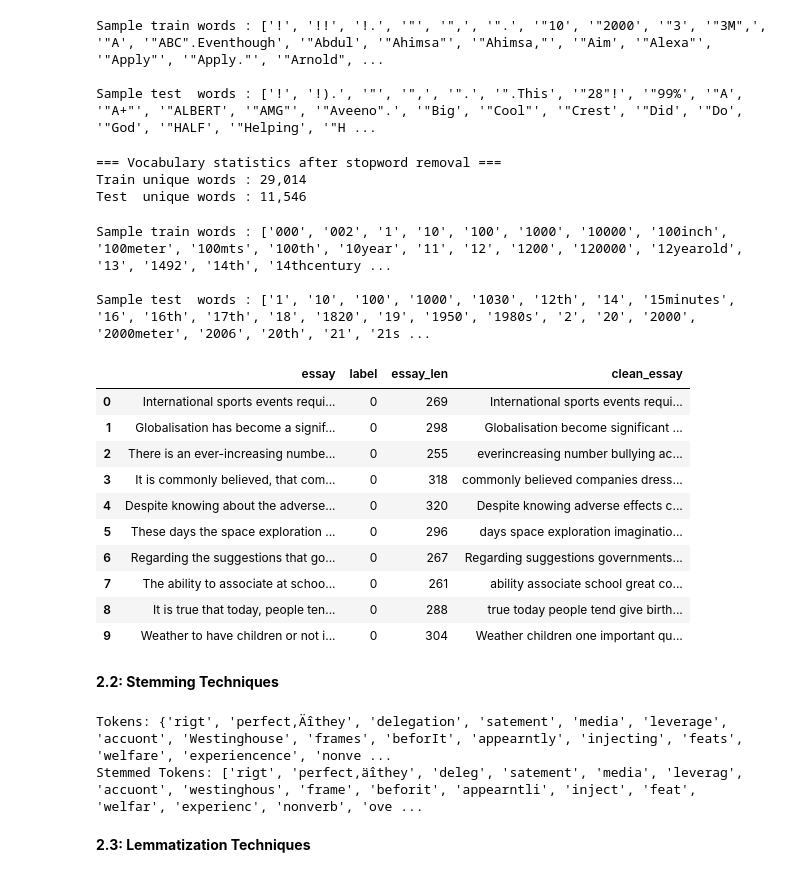
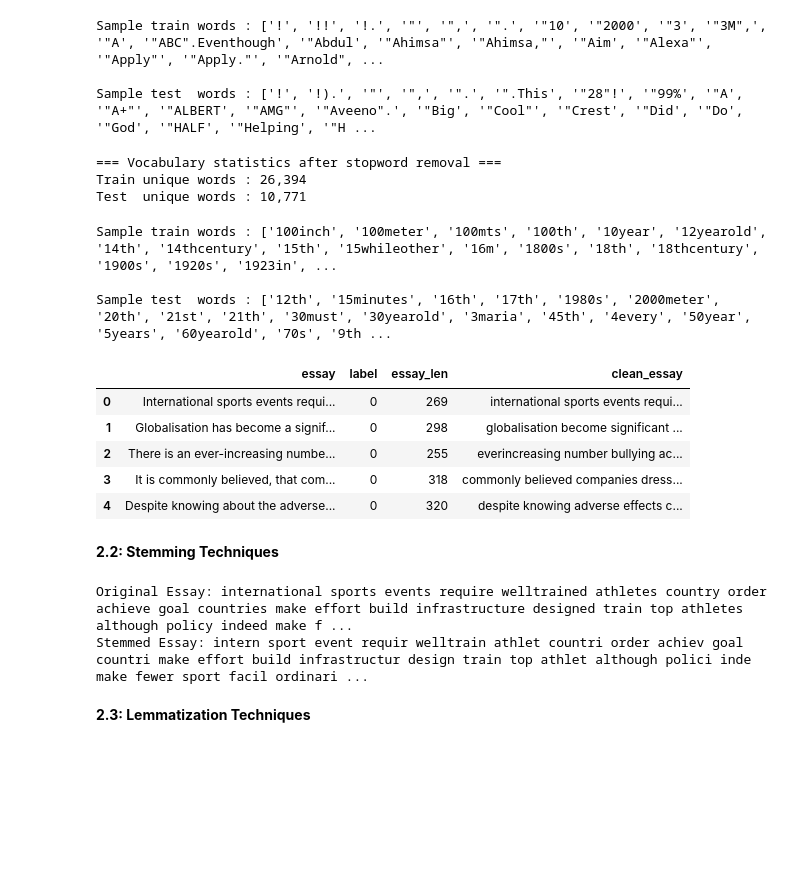
Before and after one commit to ennovak/LLMs-Course, a Jupyter notebook: Emily_Novak_assignment_1/Emily_Novak_assignment_1.ipynb, the cells around one changed output. Saved outputs shown, nothing was run; the diff lists cells and outputs as text; code cells hidden in the pictures; blank space fills up the shorter version.

```diff
--- a/Emily_Novak_assignment_1/Emily_Novak_assignment_1.ipynb
+++ b/Emily_Novak_assignment_1/Emily_Novak_assignment_1.ipynb
@@ -64,7 +60,7 @@ Resolving deltas: 100% (1/1), done.
 # %%
 import pandas as pd
-df_train = pd.read_excel('LLMs_Assignment_1/data/AI_vs_huam_train_dataset.xlsx')
-df_test = pd.read_csv('LLMs_Assignment_1/data/Final_test_data.csv')
+df_train = pd.read_excel('AI_vs_huam_train_dataset.xlsx')
+df_test = pd.read_csv('Final_test_data.csv')
 # %%
 df_train.head(10)
 # %% [output]
@@ -171,6 +162,12 @@ plt.show()
 # **2. Text Preprocessing Functions**
 # %% [markdown]
 **2.1: Stop Words Removal**
+# %%
+ def remove_accents(input_str):
+      # Normalize the string to its decomposed form (NFD)
+      normalized = unicodedata.normalize('NFD', input_str)
+      # Filter out the combining characters (diacritics)
+      return ''.join(char for char in normalized if unicodedata.category(char) != 'Mn')
 # %%
 def text_process(essay):
     """
@@ -190,18 +187,22 @@ def text_process(essay):
         str: The cleaned string with punctuation and stopwords removed,
              or an empty string if the input was not a string.
     """
+
     # Handle non-string values gracefully
     if not isinstance(essay, str):
         return ""
 
+    # Remove accents so that "Café" becomes "Cafe", etc.
+    text_no_accents = remove_accents(essay)
+
     # Define a set of standard English stopwords
-    STOPWORDS = stopwords.words('english')
+    STOPWORDS = set(stopwords.words('english'))
 
     # Remove punctuation from the string
-    nopunc = ''.join([char for char in essay if char not in string.punctuation])
+    nopunc = ''.join([char for char in text_no_accents if char not in string.punctuation])
 
     # Remove stopwords and join the words back into a string
-    return ' '.join([word for word in nopunc.split() if word.lower() not in STOPWORDS])
+    return ' '.join([word.lower() for word in nopunc.split() if word.lower() not in STOPWORDS and not word.isdigit()])
 # %%
 # Show vocab before stopword removal
 train_vocab_bf = set(" ".join(df_train['essay']).split())
@@ -236,49 +237,51 @@ print(f"Train unique words : {len(train_vocab):,}")
 print(f"Test  unique words : {len(test_vocab):,}")
 # %% [output]
 === Vocabulary statistics after stopword removal ===
-Train unique words : 29,014
-Test  unique words : 11,546
+Train unique words : 26,394
+Test  unique words : 10,771
 # %%
 # Quick peek at words
 print("Sample train words :", sorted(list(train_vocab))[:1000], "...\n")
 print("Sample test  words :", sorted(list(test_vocab))[:1000], "...\n")
 # %% [output]
-Sample train words : ['000', '002', '1', '10', '100', '1000', '10000', '100inch', '100meter', '100mts', '100th', '10year', '11', '12', '1200', '120000', '12yearold', '13', '1492', '14th', '14thcentury ...
+Sample train words : ['100inch', '100meter', '100mts', '100th', '10year', '12yearold', '14th', '14thcentury', '15th', '15whileother', '16m', '1800s', '18th', '18thcentury', '1900s', '1920s', '1923in', ...
 
-Sample test  words : ['1', '10', '100', '1000', '1030', '12th', '14', '15minutes', '16', '16th', '17th', '18', '1820', '19', '1950', '1980s', '2', '20', '2000', '2000meter', '2006', '20th', '21', '21s ...
+Sample test  words : ['12th', '15minutes', '16th', '17th', '1980s', '2000meter', '20th', '21st', '21th', '30must', '30yearold', '3maria', '45th', '4every', '50year', '5years', '60yearold', '70s', '9th ...
 # %%
-df_train.head(10)
+df_train.head()
 # %% [output]
 |  | essay | label | essay_len | clean_essay |
-| 0 | International sports events requi... | 0 | 269 | International sports events requi... |
-| 1 | Globalisation has become a signif... | 0 | 298 | Globalisation become significant ... |
+| 0 | International sports events requi... | 0 | 269 | international sports events requi... |
+| 1 | Globalisation has become a signif... | 0 | 298 | globalisation become significant ... |
 | 2 | There is an ever-increasing numbe... | 0 | 255 | everincreasing number bullying ac... |
 | 3 | It is commonly believed, that com... | 0 | 318 | commonly believed companies dress... |
-| 4 | Despite knowing about the adverse... | 0 | 320 | Despite knowing adverse effects c... |
-| 5 | These days the space exploration ... | 0 | 296 | days space exploration imaginatio... |
-| 6 | Regarding the suggestions that go... | 0 | 267 | Regarding suggestions governments... |
-| 7 | The ability to associate at schoo... | 0 | 261 | ability associate school great co... |
-| 8 | It is true that today, people ten... | 0 | 288 | true today people tend give birth... |
-| 9 | Weather to have children or not i... | 0 | 304 | Weather children one important qu... |
+| 4 | Despite knowing about the adverse... | 0 | 320 | despite knowing adverse effects c... |
 # %% [markdown]
 **2.2: Stemming Techniques**
 # %%
-# Stemming example
+# Define function for stemming
+def stem_words(essay):
+  # Tokenize essay
+  tokens = nltk.word_tokenize(essay)
 
-# Simple tokenization
-tokens = set(" ".join(df_train['clean_essay']).split())
+  # Initialize the stemmer
+  stemmer = PorterStemmer()
 
-# Initialize the stemmer
-stemmer = PorterStemmer()
+  # Apply stemming on the tokens
+  stemmed_tokens = [stemmer.stem(word) for word in tokens]
 
-# Apply stemming on the tokens
-stemmed_tokens = [stemmer.stem(word) for word in tokens]
-
-print("Tokens:", tokens)
-print("Stemmed Tokens:", stemmed_tokens)
+  return ' '.join(stemmed_tokens)
-# %% [output]
-Tokens: {'rigt', 'perfect‚Äîthey', 'delegation', 'satement', 'media', 'leverage', 'accuont', 'Westinghouse', 'frames', 'beforIt', 'appearntly', 'injecting', 'feats', 'welfare', 'experiencence', 'nonve ...
-Stemmed Tokens: ['rigt', 'perfect‚äîthey', 'deleg', 'satement', 'media', 'leverag', 'accuont', 'westinghous', 'frame', 'beforit', 'appearntli', 'inject', 'feat', 'welfar', 'experienc', 'nonverb', 'ove ...
+# %%
+# Test on one essay
+essay = df_train['clean_essay'][0]
+print("Original Essay:", essay)
+
+# Apply stemming
+stemmed_essay = stem_words(essay)
+print("Stemmed Essay:", stemmed_essay)
+# %% [output]
+Original Essay: international sports events require welltrained athletes country order achieve goal countries make effort build infrastructure designed train top athletes although policy indeed make f ...
+Stemmed Essay: intern sport event requir welltrain athlet countri order achiev goal countri make effort build infrastructur design train top athlet although polici inde make fewer sport facil ordinari ...
 # %% [markdown]
 **2.3: Lemmatization Techniques**
 # %%
```
Also changed, not shown: parts of 53 cells of this notebook, 1 other file.
